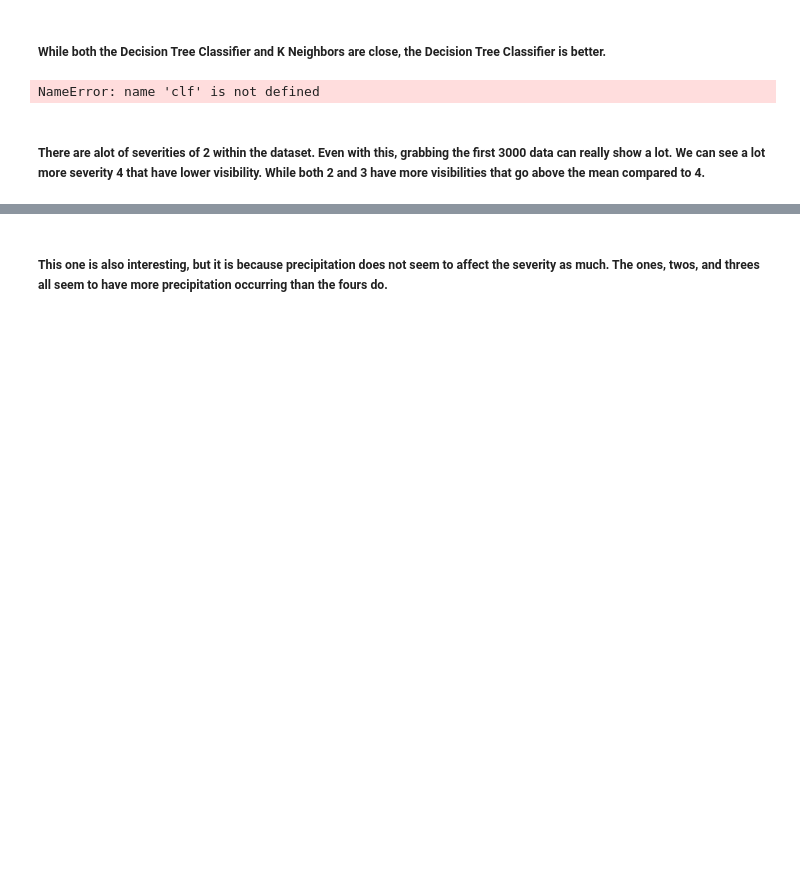
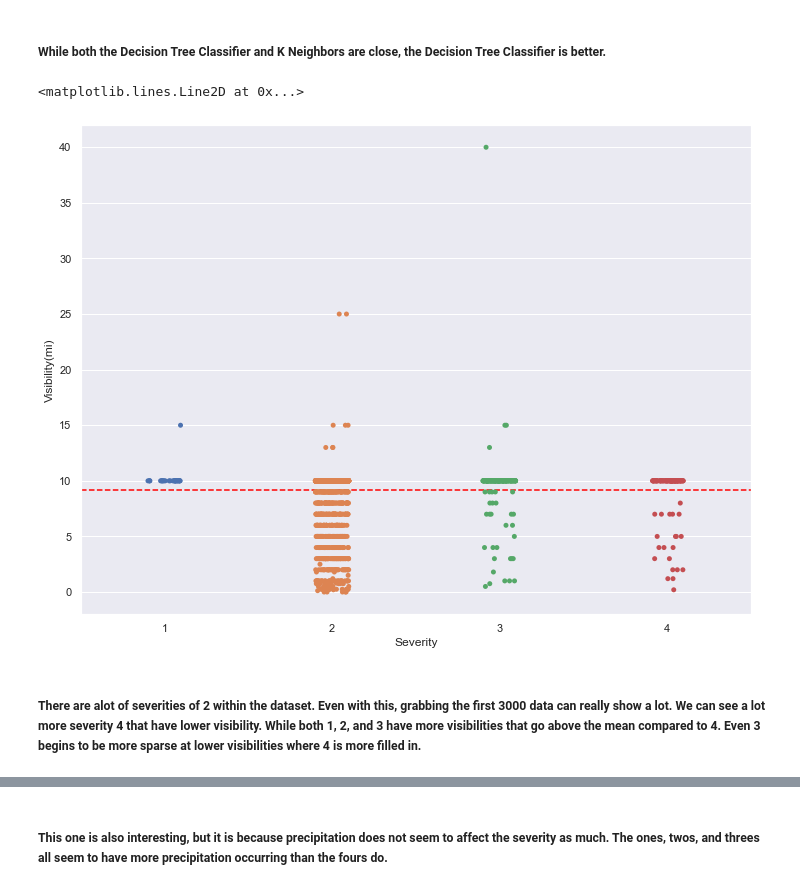
Before and after one commit to jeffc1020/453-visualization, a Jupyter notebook: final.ipynb, the cells around one changed output, grey strips where cells are left out. Drawn from its saved outputs; the diff is of its cells as text; code cells hidden in the pictures; blank space fills up the shorter version.

```diff
--- a/final.ipynb
+++ b/final.ipynb
@@ -564,16 +564,14 @@ Recall: 0.8843570973901973
 F1-Score: 0.8443919420287561
 # %% [markdown]
 ##### While both the Decision Tree Classifier and K Neighbors are close, the Decision Tree Classifier is better.
-# %%
-from sklearn import tree
-tree.plot_tree(clf)
-# %% [output]
-NameError: name 'clf' is not defined
 # %%
 plt.figure(figsize = (12,9))
-sns.swarmplot(x=target_test[:3000], y = feature_test['Visibility(mi)'][:3000])
+sns.stripplot(x=target_test[:3000], y = feature_test['Visibility(mi)'][:3000])
 plt.axhline(feature_test['Visibility(mi)'][:3000].mean(), color = 'red', linestyle = 'dashed')
+# %% [output]
+<matplotlib.lines.Line2D at 0x...>
+[figure, added]
 # %% [markdown]
-##### There are alot of severities of 2 within the dataset. Even with this, grabbing the first 3000 data can really show a lot. We can see a lot more severity 4 that have lower visibility. While both 2 and 3 have more visibilities that go above the mean compared to 4.
+##### There are alot of severities of 2 within the dataset. Even with this, grabbing the first 3000 data can really show a lot. We can see a lot more severity 4 that have lower visibility. While both 1, 2, and 3 have more visibilities that go above the mean compared to 4. Even 3 begins to be more sparse at lower visibilities where 4 is more filled in.
 # %%
 plt.figure(figsize = (12,9))
```
Also changed, not shown: parts of 7 cells of this notebook.
